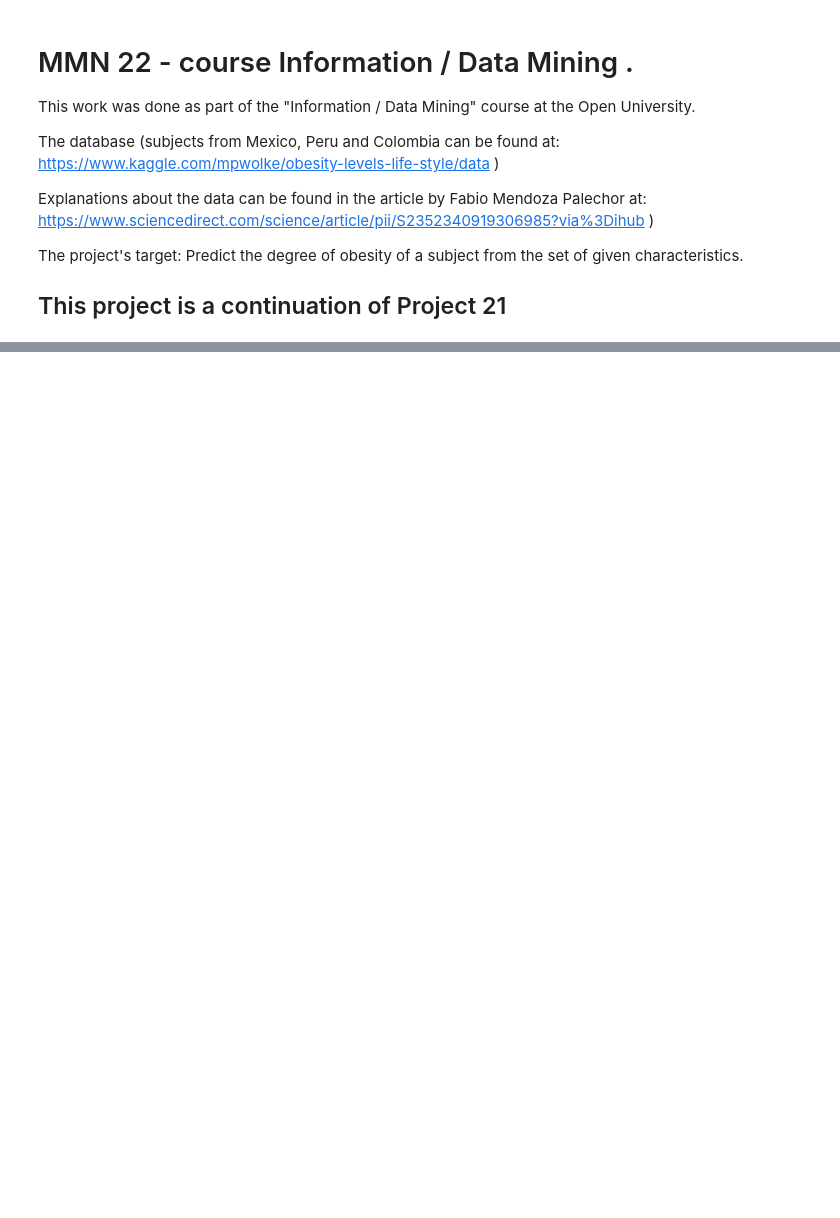
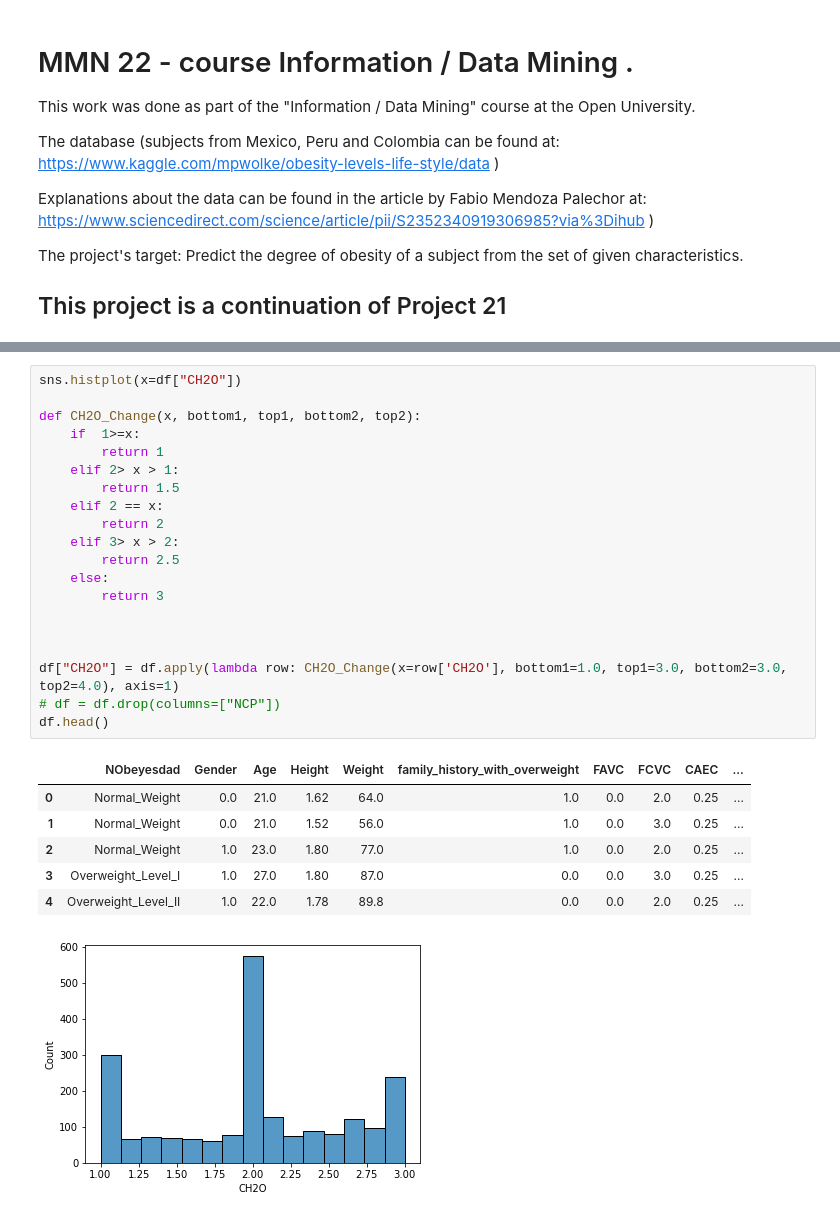
Before and after one commit to leibn/Data-Mining-Course-OpenU, a Jupyter notebook: mmn22/mmn22.ipynb, the cells around one changed output, grey strips where cells are left out. Saved outputs shown, nothing was run; the diff lists cells and outputs as text; blank space fills up the shorter version.

```diff
--- a/mmn22/mmn22.ipynb
+++ b/mmn22/mmn22.ipynb
@@ -12,0 +126,28 @@ Predict the degree of obesity of a subject from the set of given characteristics
+# %%
+sns.histplot(x=df["CH2O"])
+
+def CH2O_Change(x, bottom1, top1, bottom2, top2):
+    if  1>=x:
+        return 1
+    elif 2> x > 1:
+        return 1.5
+    elif 2 == x:
+        return 2
+    elif 3> x > 2:
+        return 2.5
+    else:
+        return 3
+
+
+
+df["CH2O"] = df.apply(lambda row: CH2O_Change(x=row['CH2O'], bottom1=1.0, top1=3.0, bottom2=3.0, top2=4.0), axis=1)
+# df = df.drop(columns=["NCP"])
+df.head()
+# %% [output]
+|  | NObeyesdad | Gender | Age | Height | Weight | family_history_with_overweight | FAVC | FCVC | CAEC | ... |
+| 0 | Normal_Weight | 0.0 | 21.0 | 1.62 | 64.0 | 1.0 | 0.0 | 2.0 | 0.25 | ... |
+| 1 | Normal_Weight | 0.0 | 21.0 | 1.52 | 56.0 | 1.0 | 0.0 | 3.0 | 0.25 | ... |
+| 2 | Normal_Weight | 1.0 | 23.0 | 1.80 | 77.0 | 1.0 | 0.0 | 2.0 | 0.25 | ... |
+| 3 | Overweight_Level_I | 1.0 | 27.0 | 1.80 | 87.0 | 0.0 | 0.0 | 3.0 | 0.25 | ... |
+| 4 | Overweight_Level_II | 1.0 | 22.0 | 1.78 | 89.8 | 0.0 | 0.0 | 2.0 | 0.25 | ... |
+[figure, added]
```
Also changed, not shown: parts of 33 cells of this notebook, 11 other files.
